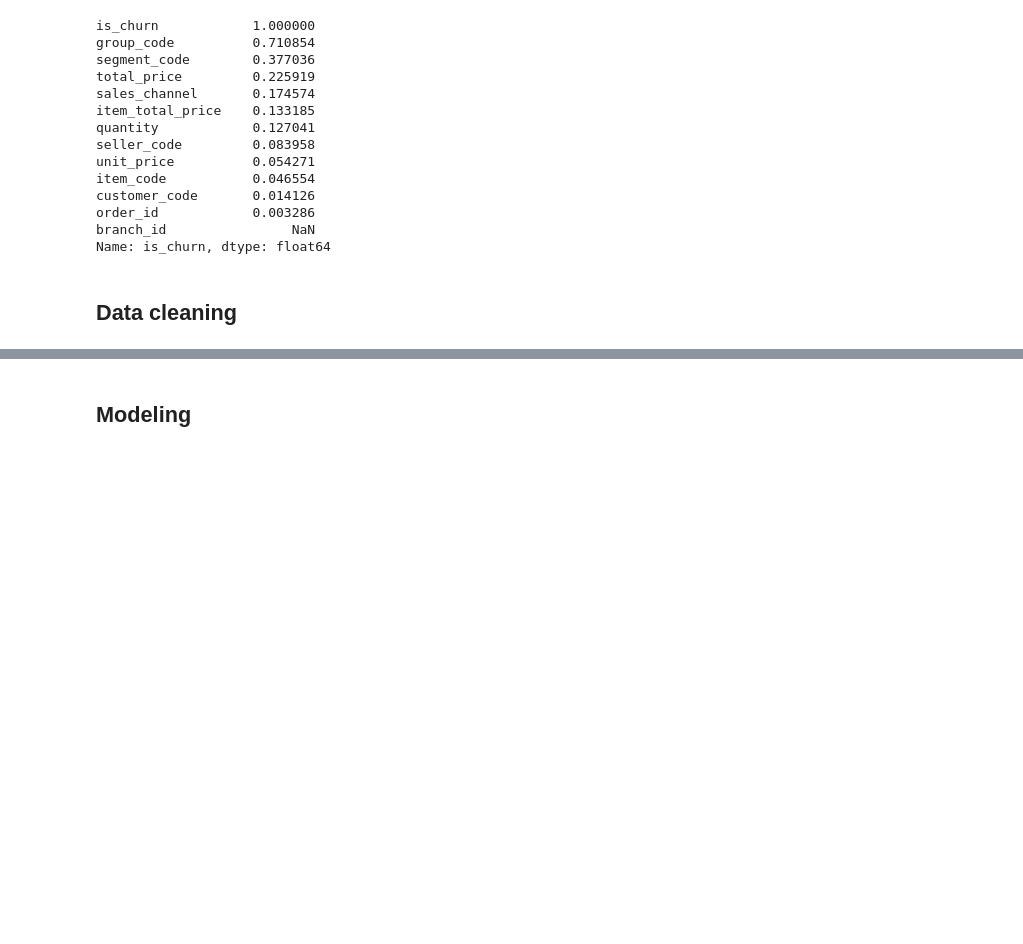
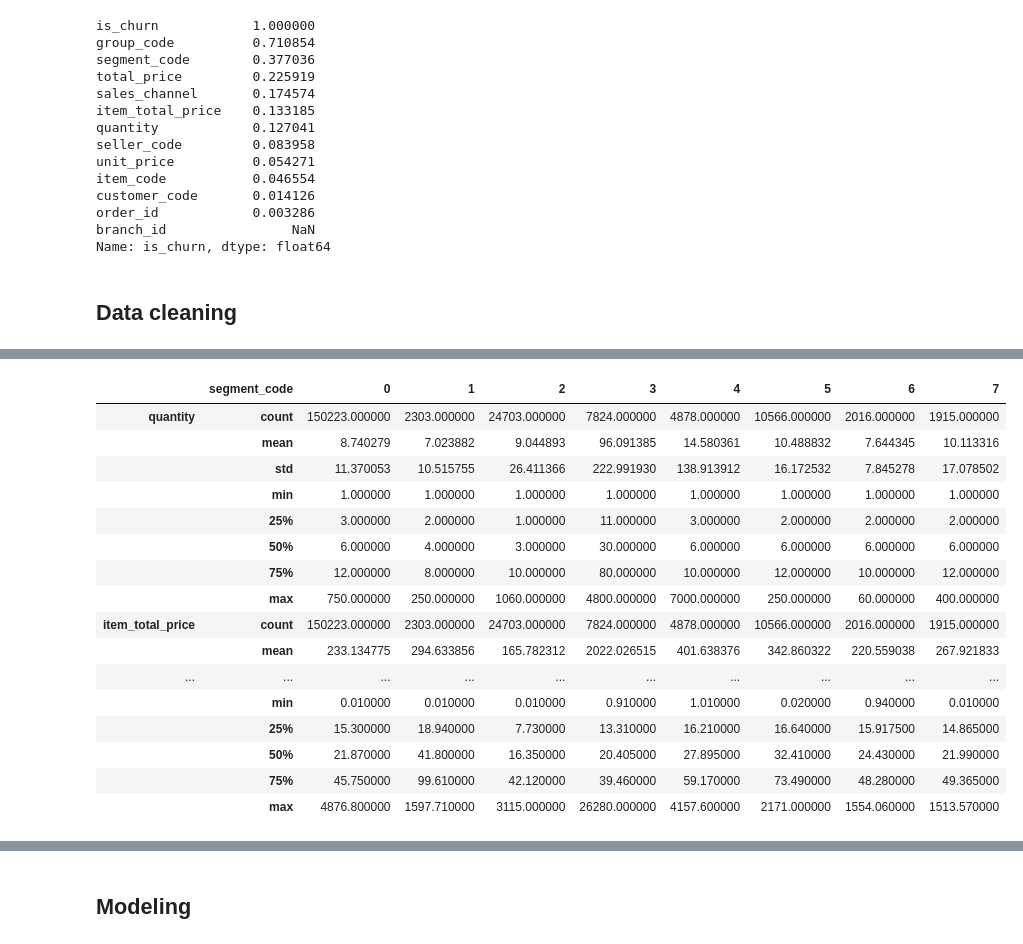
Before and after one commit to sergioalvesnicolau/Projeto---Case-Ambev, a Jupyter notebook: main.ipynb, the cells around one changed output, grey strips where cells are left out. Saved outputs shown, nothing was run; the diff lists cells and outputs as text; code cells hidden in the pictures; blank space fills up the shorter version.

```diff
--- a/Untitled.ipynb
+++ b/main.ipynb
@@ -221,0 +198,20 @@ dtype: int64
+# %%
+df[['segment_code', 'quantity', 'item_total_price', 'total_price', 'unit_price']].groupby('segment_code').describe().T
+# %% [output]
+|  | segment_code | 0 | 1 | 2 | 3 | 4 | 5 | 6 | 7 |
+| quantity | count | 150223.000000 | 2303.000000 | 24703.000000 | 7824.000000 | 4878.000000 | 10566.000000 | 2016.000000 | 1915.000000 |
+|  | mean | 8.740279 | 7.023882 | 9.044893 | 96.091385 | 14.580361 | 10.488832 | 7.644345 | 10.113316 |
+|  | std | 11.370053 | 10.515755 | 26.411366 | 222.991930 | 138.913912 | 16.172532 | 7.845278 | 17.078502 |
+|  | min | 1.000000 | 1.000000 | 1.000000 | 1.000000 | 1.000000 | 1.000000 | 1.000000 | 1.000000 |
+|  | 25% | 3.000000 | 2.000000 | 1.000000 | 11.000000 | 3.000000 | 2.000000 | 2.000000 | 2.000000 |
+|  | 50% | 6.000000 | 4.000000 | 3.000000 | 30.000000 | 6.000000 | 6.000000 | 6.000000 | 6.000000 |
+|  | 75% | 12.000000 | 8.000000 | 10.000000 | 80.000000 | 10.000000 | 12.000000 | 10.000000 | 12.000000 |
+|  | max | 750.000000 | 250.000000 | 1060.000000 | 4800.000000 | 7000.000000 | 250.000000 | 60.000000 | 400.000000 |
+| item_total_price | count | 150223.000000 | 2303.000000 | 24703.000000 | 7824.000000 | 4878.000000 | 10566.000000 | 2016.000000 | 1915.000000 |
+|  | mean | 233.134775 | 294.633856 | 165.782312 | 2022.026515 | 401.638376 | 342.860322 | 220.559038 | 267.921833 |
+| ... | ... | ... | ... | ... | ... | ... | ... | ... | ... |
+|  | min | 0.010000 | 0.010000 | 0.010000 | 0.910000 | 1.010000 | 0.020000 | 0.940000 | 0.010000 |
+|  | 25% | 15.300000 | 18.940000 | 7.730000 | 13.310000 | 16.210000 | 16.640000 | 15.917500 | 14.865000 |
+|  | 50% | 21.870000 | 41.800000 | 16.350000 | 20.405000 | 27.895000 | 32.410000 | 24.430000 | 21.990000 |
+|  | 75% | 45.750000 | 99.610000 | 42.120000 | 39.460000 | 59.170000 | 73.490000 | 48.280000 | 49.365000 |
+|  | max | 4876.800000 | 1597.710000 | 3115.000000 | 26280.000000 | 4157.600000 | 2171.000000 | 1554.060000 | 1513.570000 |
```
Also changed, not shown: parts of 31 cells of this notebook, 2 other files.
